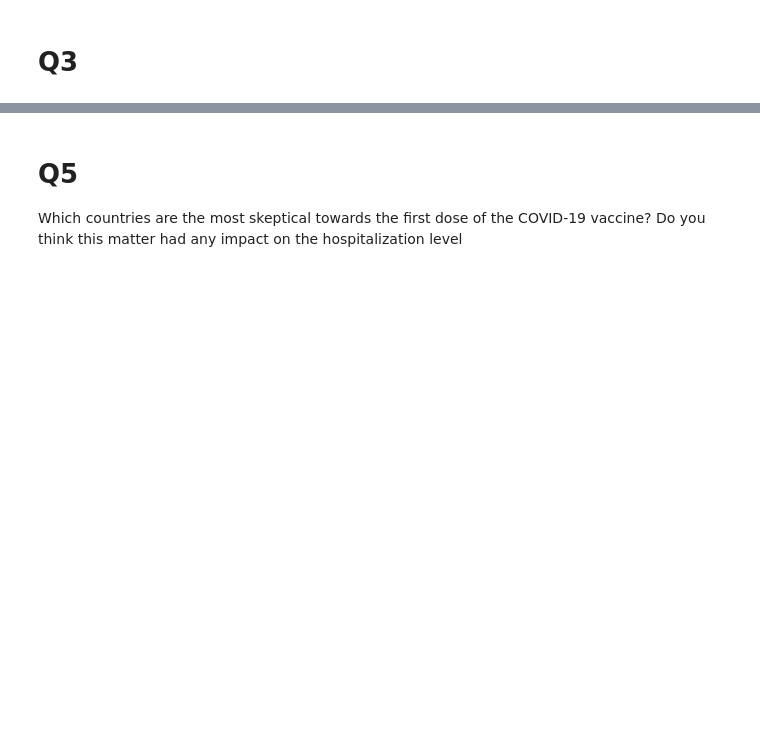
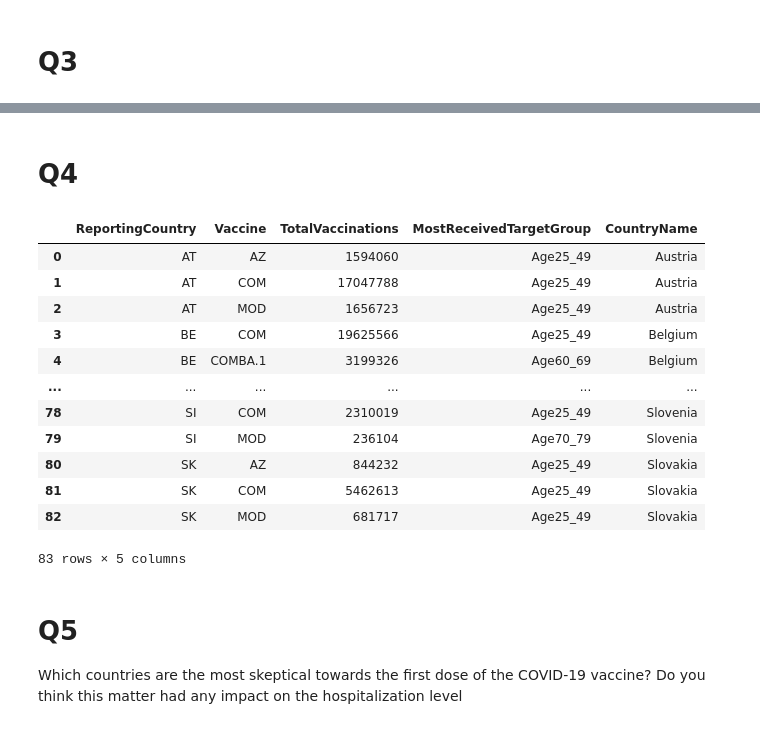
Before and after one commit to Klattraren/Intelligent-Data-Analysis-DV1597, a Jupyter notebook: assignment2.ipynb, the cells around one changed output, grey strips where cells are left out. Saved outputs shown, nothing was run; the diff lists cells and outputs as text; code cells hidden in the pictures; blank space fills up the shorter version.

```diff
--- a/assignment2.ipynb
+++ b/assignment2.ipynb
@@ -516,3 +567,62 @@ Name: 1, dtype: object
+# %% [markdown]
+# Q4
+# %%
+# Filter out the 'ALL' values in the vaccine and TargetGroup columns
+filtered_df = vaccination_df[(vaccination_df['Vaccine'] != 'ALL') & (vaccination_df['TargetGroup'] != 'ALL')]
+
+# Group the filtered data by country, vaccine, and TargetGroup, and sum the dose counts
+grouped_df = filtered_df.groupby(['ReportingCountry', 'Vaccine', 'TargetGroup']).sum()
+
+# Add a new column "DosesInTotal" that sums the dose counts for each row
+grouped_df['DosesInTotal'] = grouped_df[['FirstDose', 'SecondDose', 'DoseAdditional1', 'DoseAdditional2', 'DoseAdditional3', 'DoseAdditional4', 'DoseAdditional5', 'UnknownDose']].sum(axis=1)
+
+# Reset the index to make the grouped columns accessible
+grouped_df = grouped_df.reset_index()
+
+# Get the row index for the maximum DosesInTotal value for each country and vaccine
+max_dose_idx = grouped_df.groupby(['ReportingCountry', 'Vaccine'])['DosesInTotal'].idxmax()
+
+# Create a new DataFrame with the vaccine name, country, and the highest received TargetGroup
+result_df = grouped_df.loc[max_dose_idx, ['ReportingCountry', 'Vaccine', 'TargetGroup']]
+
+# Display the result DataFrame
+# display(result_df)
+
+
+# Merge the "top_3_vaccines_per_country" DataFrame with the "result_df" DataFrame on ReportingCountry and Vaccine columns
+merged_df = pd.merge(top_3_countries_with_name, result_df, on=['ReportingCountry', 'Vaccine'], how='left')
+
+# Rename the TargetGroup column from result_df to MostReceivedTargetGroup
+merged_df.rename(columns={'TargetGroup': 'MostReceivedTargetGroup'}, inplace=True)
+
+final_merge = merged_df.merge(new_cases_df_names,
+                                               left_on=['ReportingCountry'],
+                                               right_on=['geoId'],
+                                               how='inner')
+
+
+final_merge = final_merge.drop(columns=["geoId"])
+# vaccination_grouped_merged =  vaccination_grouped.merge(new_cases_df_names, left_on="ReportingCountry", right_on="geoId", how="inner").drop(columns=["geoId"])
+
+# Rename the new column
+final_merge.rename(columns={'countriesAndTerritories': 'CountryName'}, inplace=True)
+
+# Display the updated DataFrame
+display(final_merge)
+# %% [output]
+|  | ReportingCountry | Vaccine | TotalVaccinations | MostReceivedTargetGroup | CountryName |
+| 0 | AT | AZ | 1594060 | Age25_49 | Austria |
+| 1 | AT | COM | 17047788 | Age25_49 | Austria |
+| 2 | AT | MOD | 1656723 | Age25_49 | Austria |
+| 3 | BE | COM | 19625566 | Age25_49 | Belgium |
+| 4 | BE | COMBA.1 | 3199326 | Age60_69 | Belgium |
+| ... | ... | ... | ... | ... | ... |
+| 78 | SI | COM | 2310019 | Age25_49 | Slovenia |
+| 79 | SI | MOD | 236104 | Age70_79 | Slovenia |
+| 80 | SK | AZ | 844232 | Age25_49 | Slovakia |
+| 81 | SK | COM | 5462613 | Age25_49 | Slovakia |
+| 82 | SK | MOD | 681717 | Age25_49 | Slovakia |
+83 rows × 5 columns
 # %% [markdown]
 # Q5
 Which countries are the most skeptical towards the first dose of the COVID-19 vaccine? Do you think this matter had any impact on the hospitalization level
```
Also changed, not shown: parts of 4 cells of this notebook.
